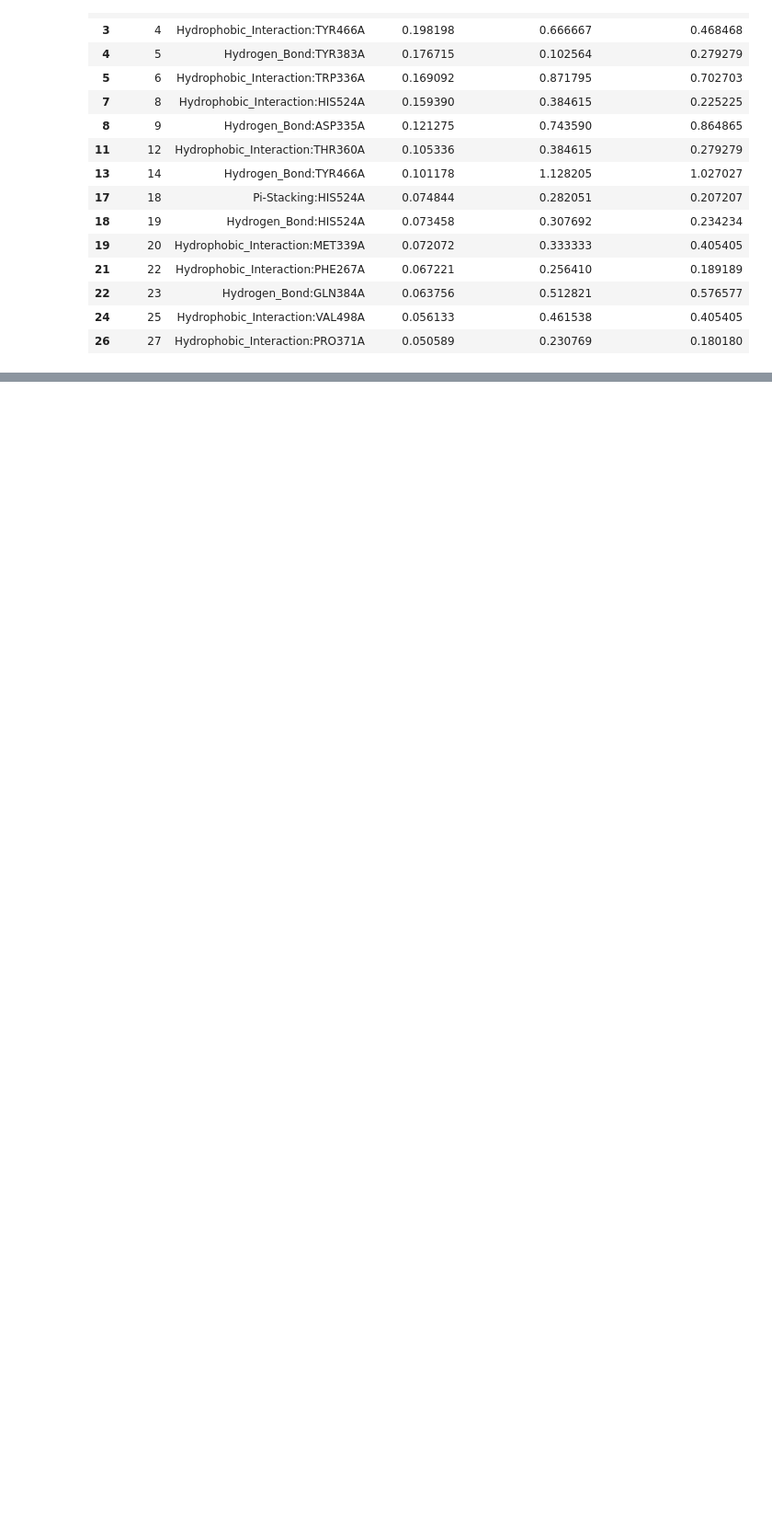
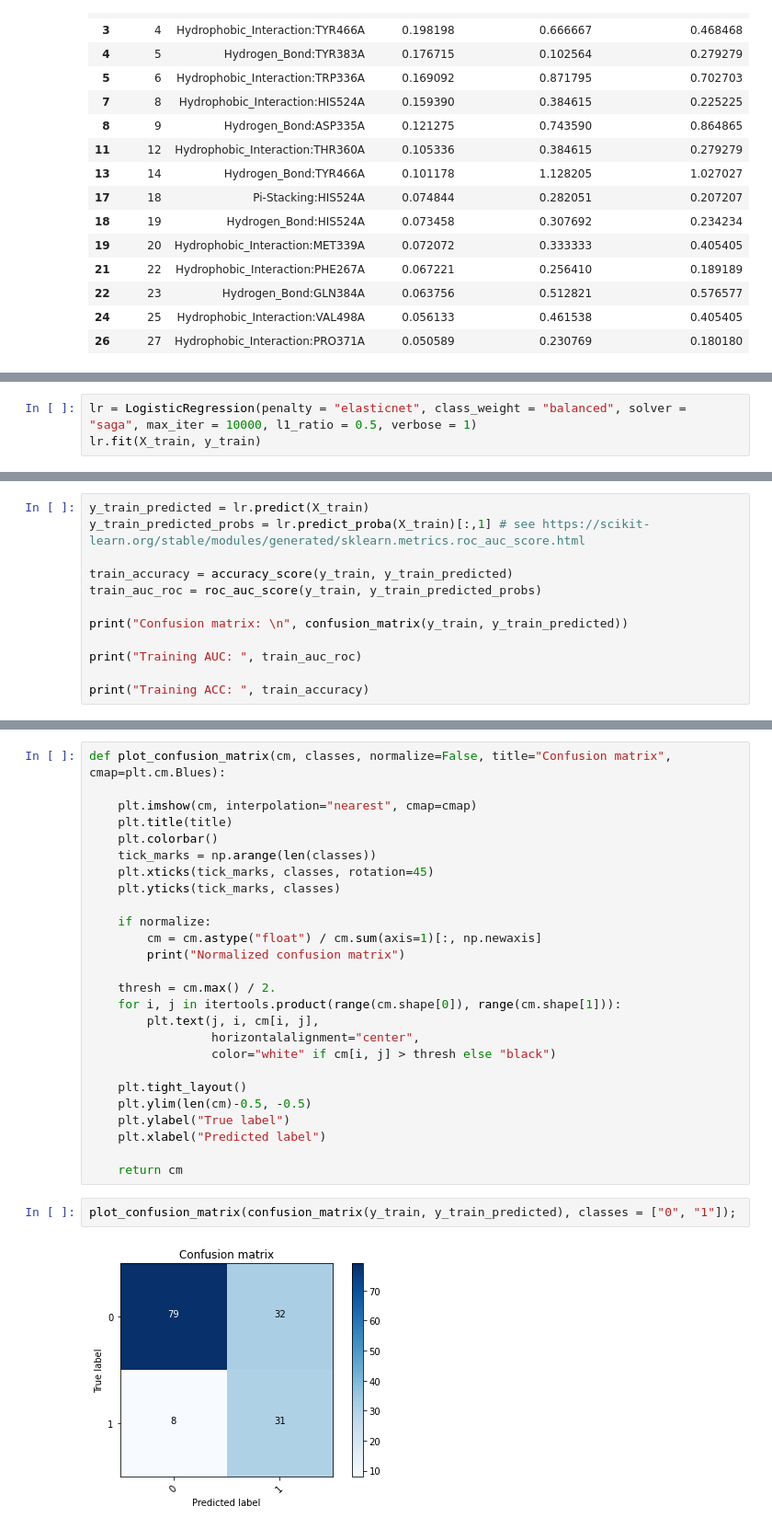
Before and after one commit to michabirklbauer/protein_docking, a Jupyter notebook: workflows/scr/scoring.ipynb, the cells around one changed output, grey strips where cells are left out. Shown: that part at 92% size. Cells and saved outputs as stored; diff of their text form; blank space fills up the shorter version.

```diff
--- a/workflows/scr/scoring.ipynb
+++ b/workflows/scr/scoring.ipynb
@@ -105,0 +256,3 @@ for item in features_filtered["INTERACTION"].to_list():
+# %%
+lr = LogisticRegression(penalty = "elasticnet", class_weight = "balanced", solver = "saga", max_iter = 10000, l1_ratio = 0.5, verbose = 1)
+lr.fit(X_train, y_train)
@@ -105,0 +265,12 @@ for item in features_filtered["INTERACTION"].to_list():
+# %%
+y_train_predicted = lr.predict(X_train)
+y_train_predicted_probs = lr.predict_proba(X_train)[:,1] # see https://scikit-learn.org/stable/modules/generated/sklearn.metrics.roc_auc_score.html
+
+train_accuracy = accuracy_score(y_train, y_train_predicted)
+train_auc_roc = roc_auc_score(y_train, y_train_predicted_probs)
+
+print("Confusion matrix: \n", confusion_matrix(y_train, y_train_predicted))
+
+print("Training AUC: ", train_auc_roc)
+
+print("Training ACC: ", train_accuracy)
@@ -105,0 +283,30 @@ for item in features_filtered["INTERACTION"].to_list():
+# %%
+def plot_confusion_matrix(cm, classes, normalize=False, title="Confusion matrix", cmap=plt.cm.Blues):
+
+    plt.imshow(cm, interpolation="nearest", cmap=cmap)
+    plt.title(title)
+    plt.colorbar()
+    tick_marks = np.arange(len(classes))
+    plt.xticks(tick_marks, classes, rotation=45)
+    plt.yticks(tick_marks, classes)
+
+    if normalize:
+        cm = cm.astype("float") / cm.sum(axis=1)[:, np.newaxis]
+        print("Normalized confusion matrix")
+
+    thresh = cm.max() / 2.
+    for i, j in itertools.product(range(cm.shape[0]), range(cm.shape[1])):
+        plt.text(j, i, cm[i, j],
+                 horizontalalignment="center",
+                 color="white" if cm[i, j] > thresh else "black")
+
+    plt.tight_layout()
+    plt.ylim(len(cm)-0.5, -0.5)
+    plt.ylabel("True label")
+    plt.xlabel("Predicted label")
+
+    return cm
+# %%
+plot_confusion_matrix(confusion_matrix(y_train, y_train_predicted), classes = ["0", "1"]);
+# %% [output]
+[figure, added]
```
Also changed, not shown: parts of 29 cells of this notebook, 4 other files.
